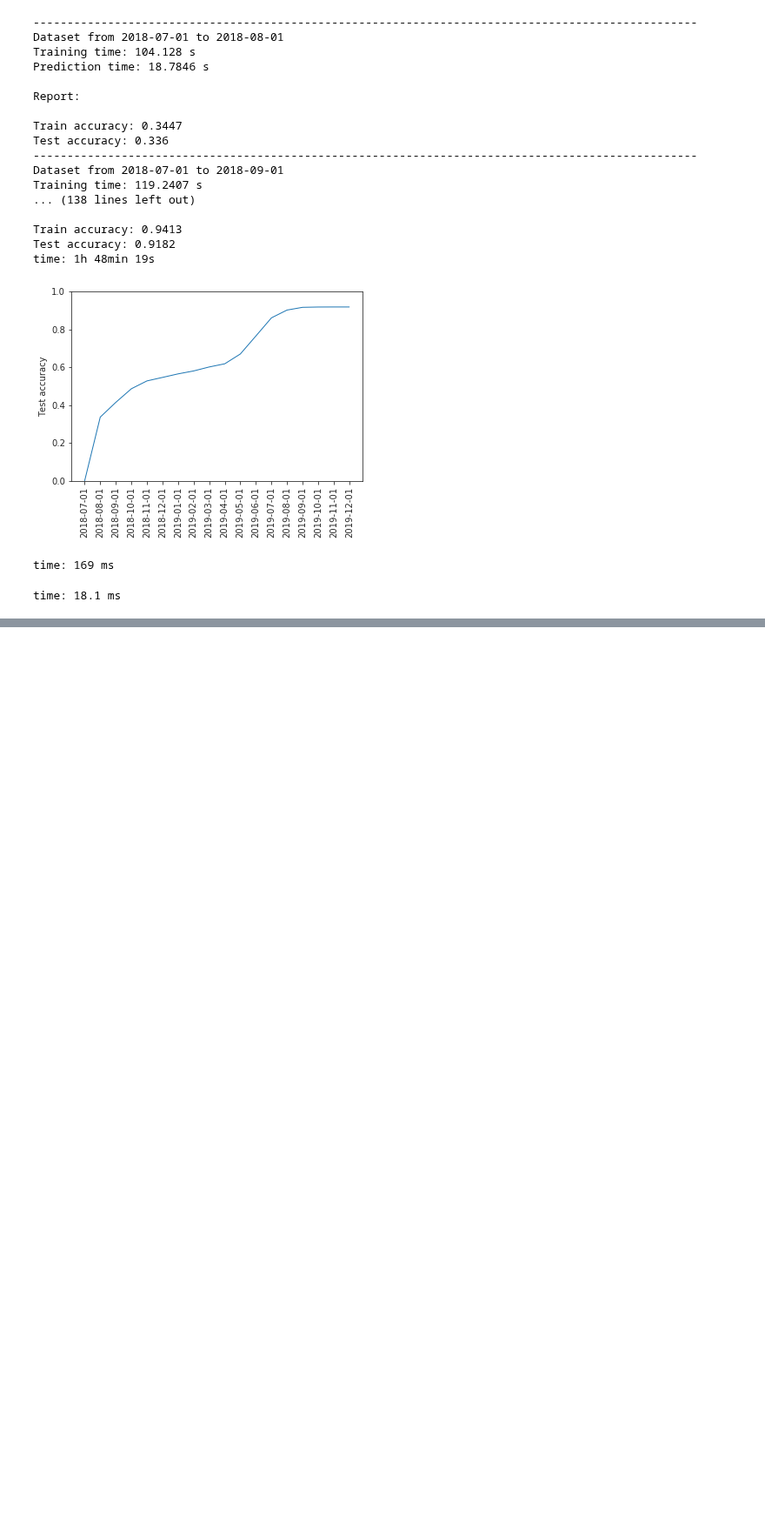
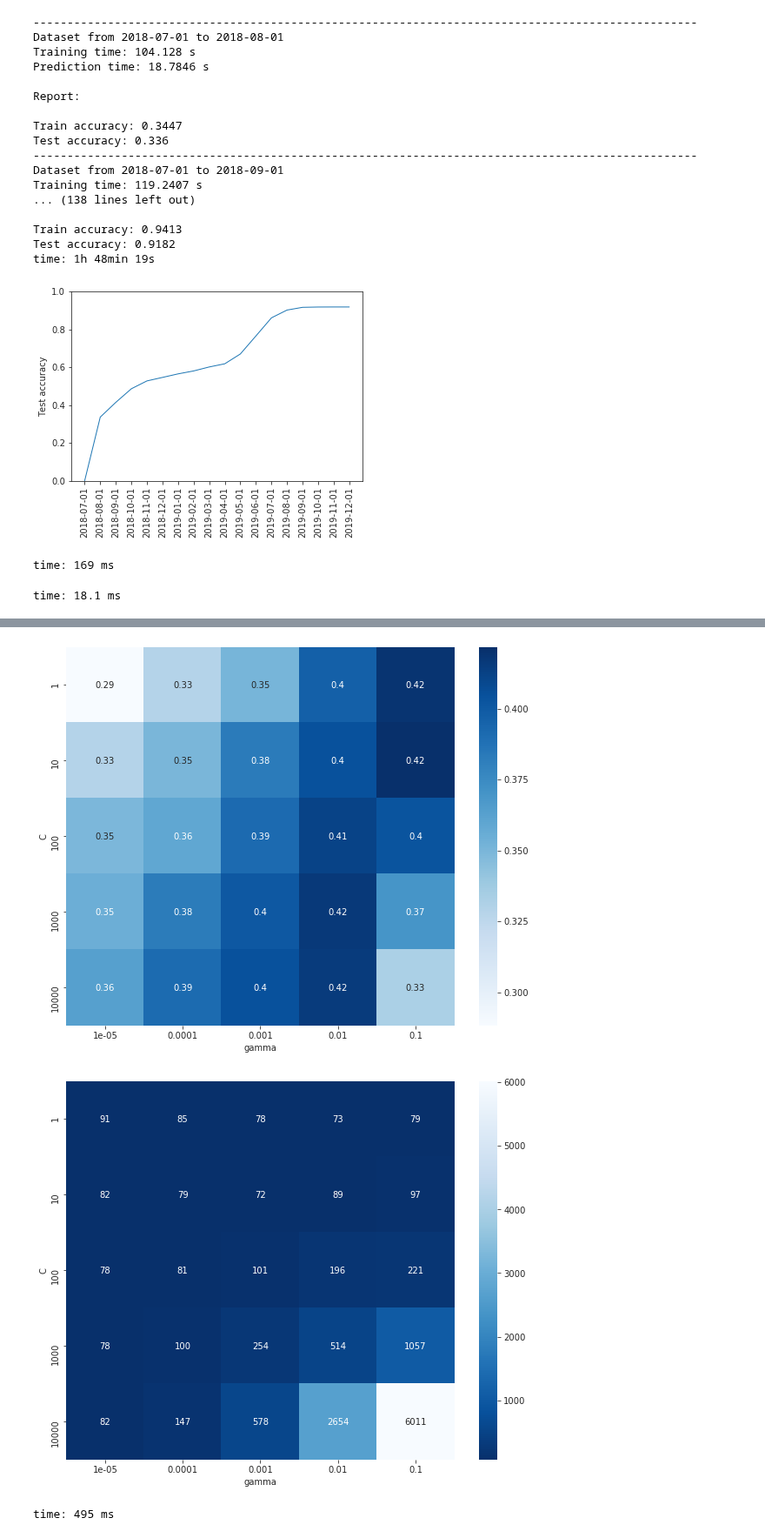
Before and after one commit to JacobJeppesen/PublicSectorConsultancy, a Jupyter notebook: potato_nematode_predictor/notebooks/04_ClassifyDuringSeason.ipynb, the cells around one changed output, grey strips where cells are left out. Shown at 87% size. Drawn from its saved outputs; the diff is of its cells as text; code cells hidden in the pictures; blank space fills up the shorter version.

```diff
--- a/potato_nematode_predictor/notebooks/04_ClassifyDuringSeason.ipynb
+++ b/potato_nematode_predictor/notebooks/04_ClassifyDuringSeason.ipynb
@@ -1152,8 +1177,8 @@ for i in range(7, 24, 1):
     from sklearn.svm import SVC
     from sklearn.model_selection import GridSearchCV
 
-    param_grid = {'C': [1, 10, 100, 1000, 10000], 'gamma': [0.00001, 0.0001, 0.001, 0.01, 0.1], 'kernel': ['rbf']}
-    clf = GridSearchCV(SVC(), param_grid, refit=True, cv=5, verbose=0, n_jobs=32)
+    param_grid = {'C': [1, 10, 100, 1000], 'gamma': [0.00001, 0.0001, 0.001, 0.01], 'kernel': ['rbf']}
+    clf = GridSearchCV(SVC(), param_grid, refit=True, cv=5, verbose=0, n_jobs=12)
     #clf = SVC(kernel='rbf')
     clf_trained, _, accuracy_test, results_report = evaluate_classifier(clf, X_train, X_test, y_train, y_test, class_names,
                                                                         feature_scale=True, plot_confusion_matrix=False,
@@ -1174,7 +1199,7 @@ for i in range(7, 24, 1):
     num_fits = len(clf_trained.cv_results_['params'])
 
     df_cv_results = pd.DataFrame(0, index=range(num_fits), columns=param_columns+result_columns)
-    for i, param_set in enumerate(grid_trained.cv_results_['params']):
+    for i, param_set in enumerate(clf_trained.cv_results_['params']):
         for param, value in param_set.items():
             df_cv_results.loc[i, param] = value
         df_cv_results.loc[i, 'mean_test_score'] = mean_test_scores[i]
@@ -1193,3 +1327,28 @@ Dataset from 2018-07-01 to 2018-08-01
+# %%
+mean_test_scores = clf_trained.cv_results_['mean_test_score']
+mean_fit_times = clf_trained.cv_results_['mean_fit_time']
+param_columns = list(clf_trained.cv_results_['params'][0].keys())
+result_columns = ['mean_fit_time', 'mean_test_score']
+num_fits = len(clf_trained.cv_results_['params'])
+
+df_cv_results = pd.DataFrame(0, index=range(num_fits), columns=param_columns+result_columns)
+for i, param_set in enumerate(clf_trained.cv_results_['params']):
+    for param, value in param_set.items():
+        df_cv_results.loc[i, param] = value
+    df_cv_results.loc[i, 'mean_test_score'] = mean_test_scores[i]
+    df_cv_results.loc[i, 'mean_fit_time'] = mean_fit_times[i]
+
+df_heatmap_mean_score = df_cv_results.pivot(index='C', columns='gamma', values='mean_test_score')
+plt.figure(figsize=(10,8))
+ax = sns.heatmap(df_heatmap_mean_score, annot=True, cmap=plt.cm.Blues)
+
+df_heatmap_fit_time = df_cv_results.pivot(index='C', columns='gamma', values='mean_fit_time')
+plt.figure(figsize=(10,8))
+ax = sns.heatmap(df_heatmap_fit_time.astype('int64'), annot=True, fmt='d', cmap=plt.cm.Blues_r)
+# %% [output]
+[figure, added]
+[figure, added]
+time: 495 ms
 # %%
 x = list(test_acc_svm_rbf_cv.keys())
 y = list(test_acc_svm_rbf_cv.values())
```
Also changed, not shown: parts of 5 cells of this notebook, 3 other files.
